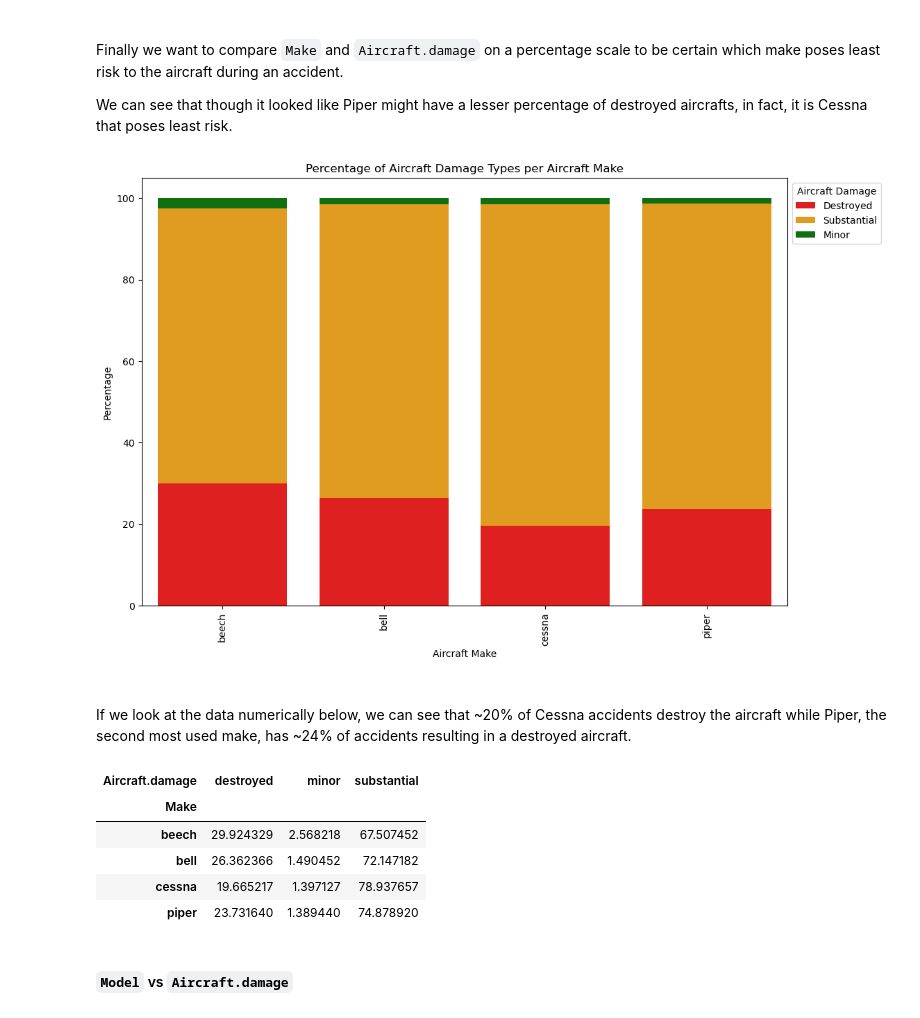
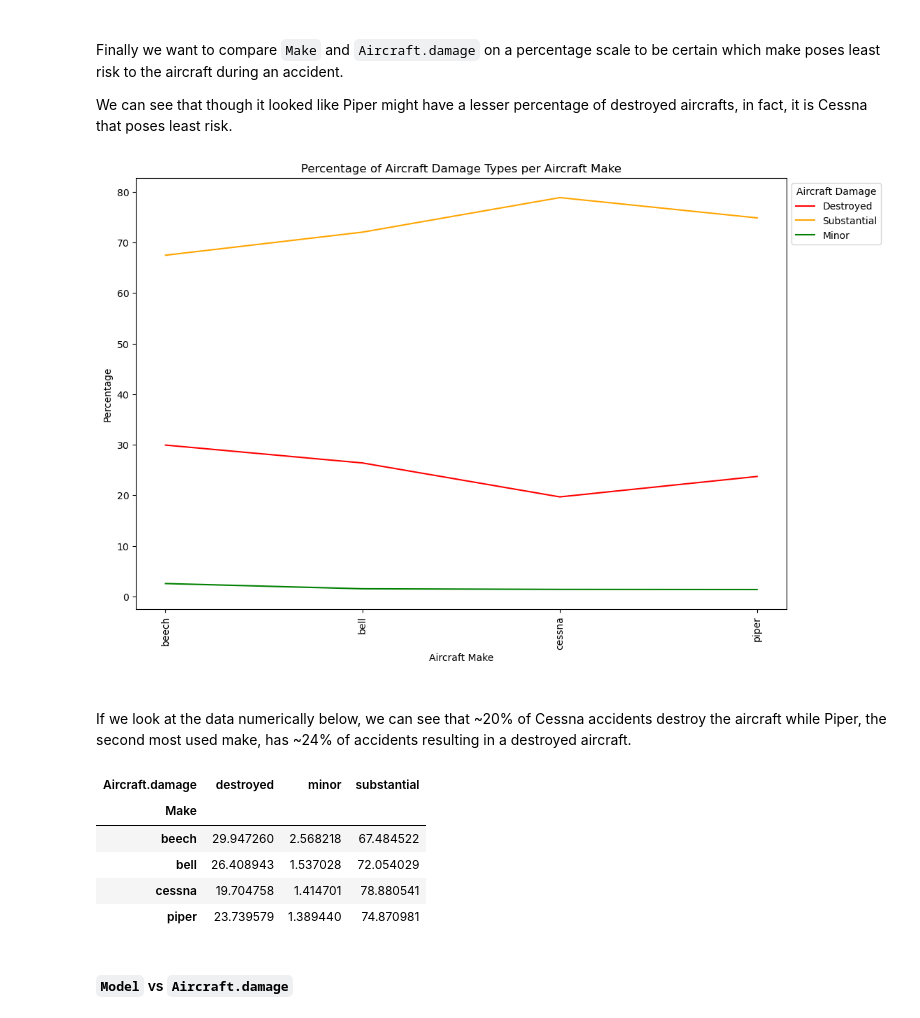
Before and after one commit to YamunaU75/FortuneIncProject, a Jupyter notebook: Fortune Inc Aviation Analysis.ipynb, the cells around one changed output. Saved outputs shown, nothing was run; the diff lists cells and outputs as text; code cells hidden in the pictures.

```diff
--- a/Fortune Inc Aviation Analysis.ipynb
+++ b/Fortune Inc Aviation Analysis.ipynb
@@ -705,7 +701,7 @@ We can see that the distribution remains fairly unchanged, confirming that it ma
 ad_2 = ad_1.copy()
 
 # relative probabilities (likelihood of 3 dif classes)
-rel_prob = [0.843301, 0.131095, 0.014839, 0.005778, 0.004938, 0.000036, 0.000012]
+rel_prob = [0.840312, 0.133796, 0.014806, 0.005833, 0.005205, 0.000036, 0.000012]
 
 # relative probabilities (likelihood of 3 dif classes)
 prob = [i/sum(rel_prob) for i in rel_prob]
@@ -1127,30 +1123,30 @@ We can see that though it looked like Piper might have a lesser percentage of de
 # %%
 # We can use previously established DataFrame
 top4_make_data
 
 # Calculate percentage values for each category per 'Make'
 percentage_damage = top4_make_data.groupby(['Make', 'Aircraft.damage']).size().unstack().apply(lambda x: x / x.sum(), axis=1) * 100
 
 
 # Create a bar plot with percentage values
 plt.figure(figsize=(12, 8))
 
 # Use hue parameter to stack 'destroyed', 'substantial', 'minor' categories
-sns.barplot(x='Make', y='destroyed', data=percentage_damage.reset_index(), color='red', label='Destroyed')
-sns.barplot(x='Make', y='substantial', data=percentage_damage.reset_index(), color='orange', label='Substantial', bottom=percentage_damage['destroyed'])
-sns.barplot(x='Make', y='minor', data=percentage_damage.reset_index(), color='green', label='Minor', bottom=percentage_damage['destroyed'] + percentage_damage['substantial'])
+sns.lineplot(x='Make', y='destroyed', data=percentage_damage.reset_index(), color='red', label='Destroyed')
+sns.lineplot(x='Make', y='substantial', data=percentage_damage.reset_index(), color='orange', label='Substantial')
+sns.lineplot(x='Make', y='minor', data=percentage_damage.reset_index(), color='green', label='Minor')
 
 # Add labels and title
 plt.xlabel('Aircraft Make')
 plt.ylabel('Percentage')
 plt.title('Percentage of Aircraft Damage Types per Aircraft Make')
 plt.xticks(rotation=90)
 plt.legend(title='Aircraft Damage', bbox_to_anchor=(1, 1))
 
 # Show the plot
 plt.show();
 # %% [output]
-[figure, old version]
+[figure, new version]
 # %% [markdown]
 <br> If we look at the data numerically below, we can see that ~20% of Cessna accidents destroy the aircraft while Piper, the second most used make, has ~24% of accidents resulting in a destroyed aircraft.
 # %%
@@ -1159,10 +1155,10 @@ top4_make_data.groupby(['Make', 'Aircraft.damage']).size().unstack().apply(lambd
 # %% [output]
 | Aircraft.damage | destroyed | minor | substantial |
 | Make |  |  |  |
-| beech | 29.924329 | 2.568218 | 67.507452 |
-| bell | 26.362366 | 1.490452 | 72.147182 |
-| cessna | 19.665217 | 1.397127 | 78.937657 |
-| piper | 23.731640 | 1.389440 | 74.878920 |
+| beech | 29.947260 | 2.568218 | 67.484522 |
+| bell | 26.408943 | 1.537028 | 72.054029 |
+| cessna | 19.704758 | 1.414701 | 78.880541 |
+| piper | 23.739579 | 1.389440 | 74.870981 |
 # %% [markdown]
 #### `Model` vs `Aircraft.damage`
 # %% [markdown]
```
Also changed, not shown: parts of 16 cells of this notebook, 4 other files.
